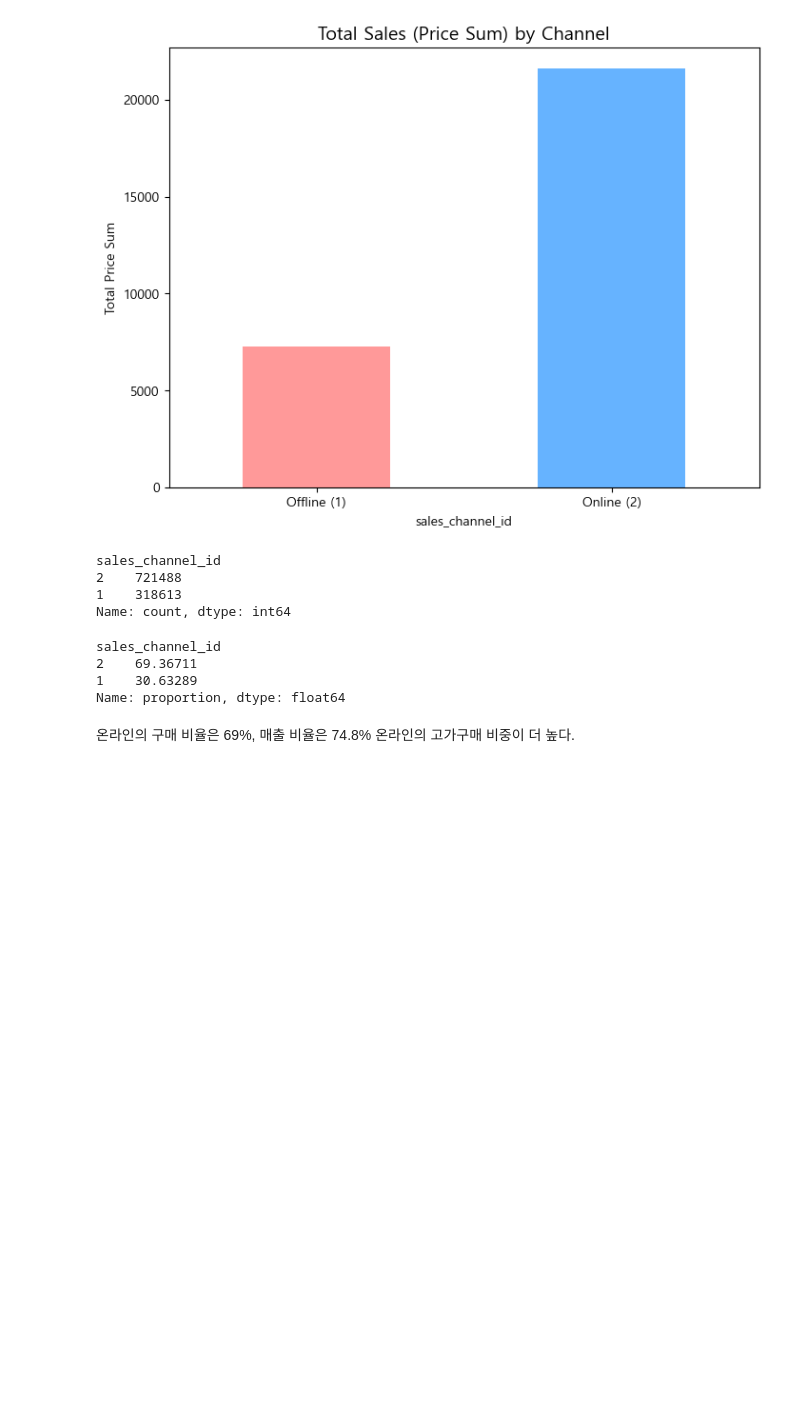
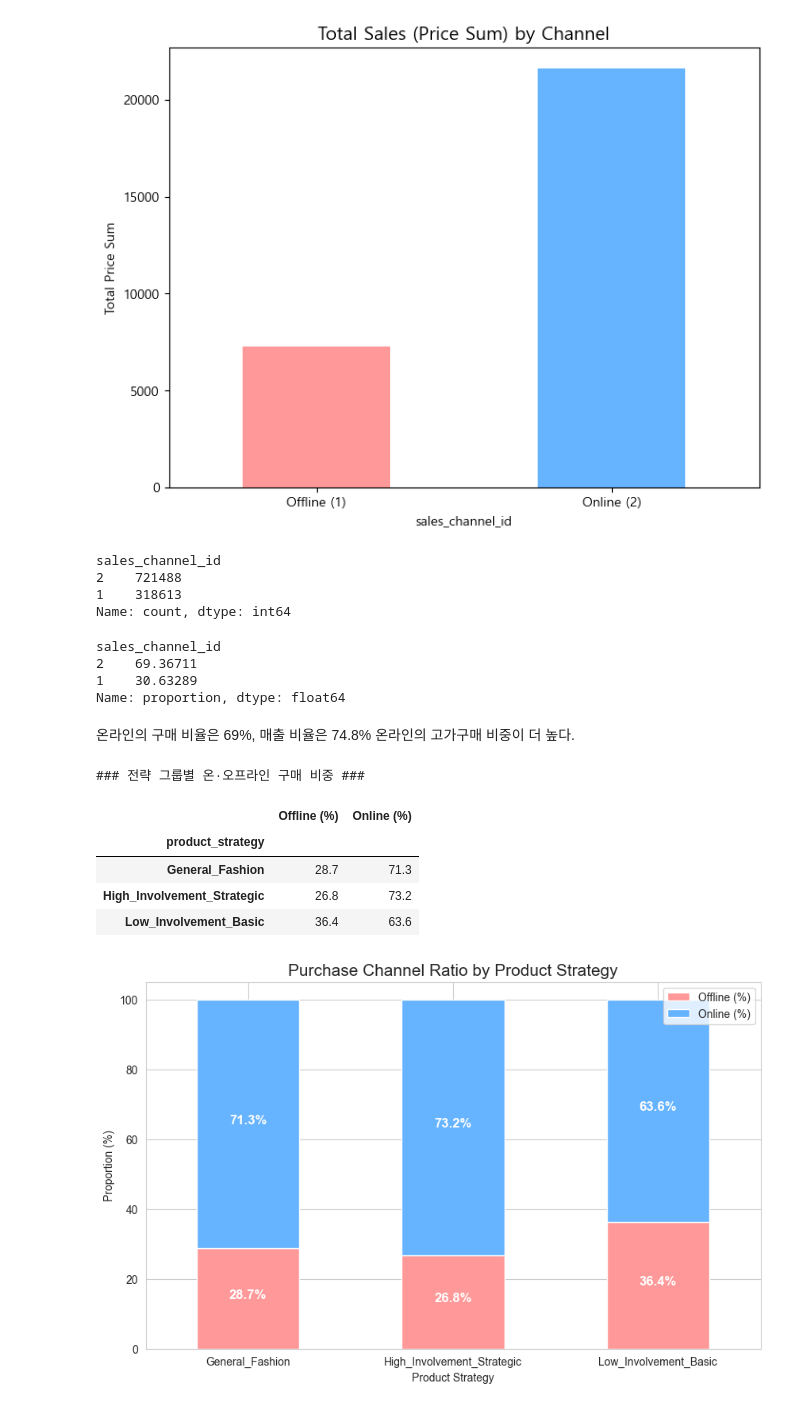
Before and after one commit to yoohengu/cross-gen-biz-analysis, a Jupyter notebook: notebooks/soeun_eda/joinin.ipynb, the cells around one changed output. Saved outputs shown, nothing was run; the diff lists cells and outputs as text; code cells hidden in the pictures; blank space fills up the shorter version.

```diff
--- a/notebooks/soeun_eda/joinin.ipynb
+++ b/notebooks/soeun_eda/joinin.ipynb
@@ -622,3 +636,46 @@ Name: proportion, dtype: float64
 # %% [markdown]
 온라인의 구매 비율은 69%, 매출 비율은 74.8%
 온라인의 고가구매 비중이 더 높다.
+# %%
+# 사고법: 전략 그룹별로 그룹화(groupby)한 뒤, 채널(1: 오프라인, 2: 온라인)의 비중을 계산한다.
+
+# 1. 전략 그룹별 채널 비중 산출 (normalize=True를 사용해 비율로 변환)
+strategy_channel = final_df.groupby('product_strategy')['sales_channel_id'].value_counts(normalize=True).unstack() * 100
+
+# 2. 결과 출력 (가독성을 위해 컬럼명 변경)
+strategy_channel.columns = ['Offline (%)', 'Online (%)']
+print("### 전략 그룹별 온·오프라인 구매 비중 ###")
+display(strategy_channel.round(1))
+
+# 3. 시각화 (누적 막대 그래프 - Stacked Bar Chart)
+import matplotlib.pyplot as plt
+import numpy as np
+
+strategy_channel.plot(kind='bar', stacked=True, color=['#ff9999', '#66b3ff'], figsize=(10, 6))
+plt.title('Purchase Channel Ratio by Product Strategy', fontsize=15)
+plt.xlabel('Product Strategy')
+plt.ylabel('Proportion (%)')
+plt.legend(loc='upper right')
+plt.xticks(rotation=0)
+
+# 백분율 수치 표시 (선택사항)
+for n, x in enumerate([*strategy_channel.index.values]):
+    for (proportion, y_loc) in zip(strategy_channel.loc[x],
+                                   strategy_channel.loc[x].cumsum()):
+        plt.text(x=n,
+                 y=(y_loc - proportion) + (proportion / 2),
+                 s=f'{np.round(proportion, 1)}%',
+                 color="white",
+                 fontsize=12,
+                 fontweight="bold",
+                 ha="center")
+
+plt.show()
+# %% [output]
+### 전략 그룹별 온·오프라인 구매 비중 ###
+|  | Offline (%) | Online (%) |
+| product_strategy |  |  |
+| General_Fashion | 28.7 | 71.3 |
+| High_Involvement_Strategic | 26.8 | 73.2 |
+| Low_Involvement_Basic | 36.4 | 63.6 |
+[figure, added]
```
Also changed, not shown: parts of 50 cells of this notebook.
